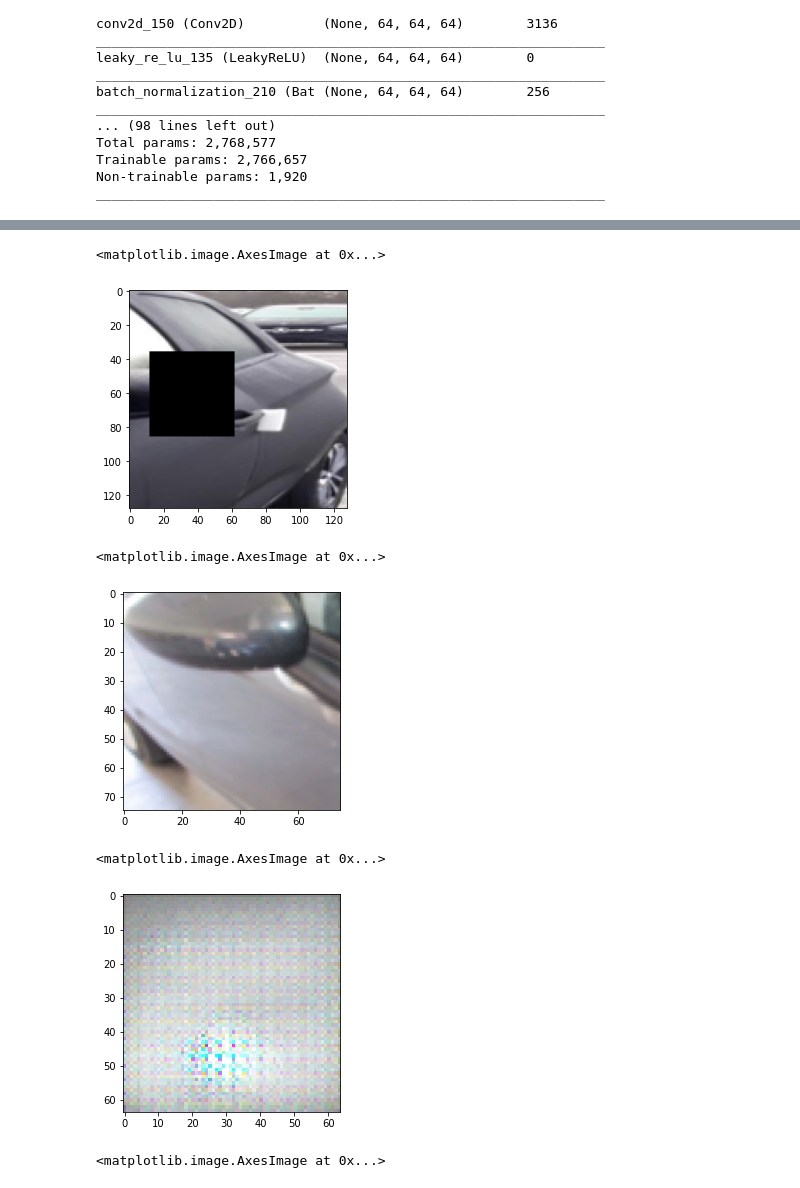
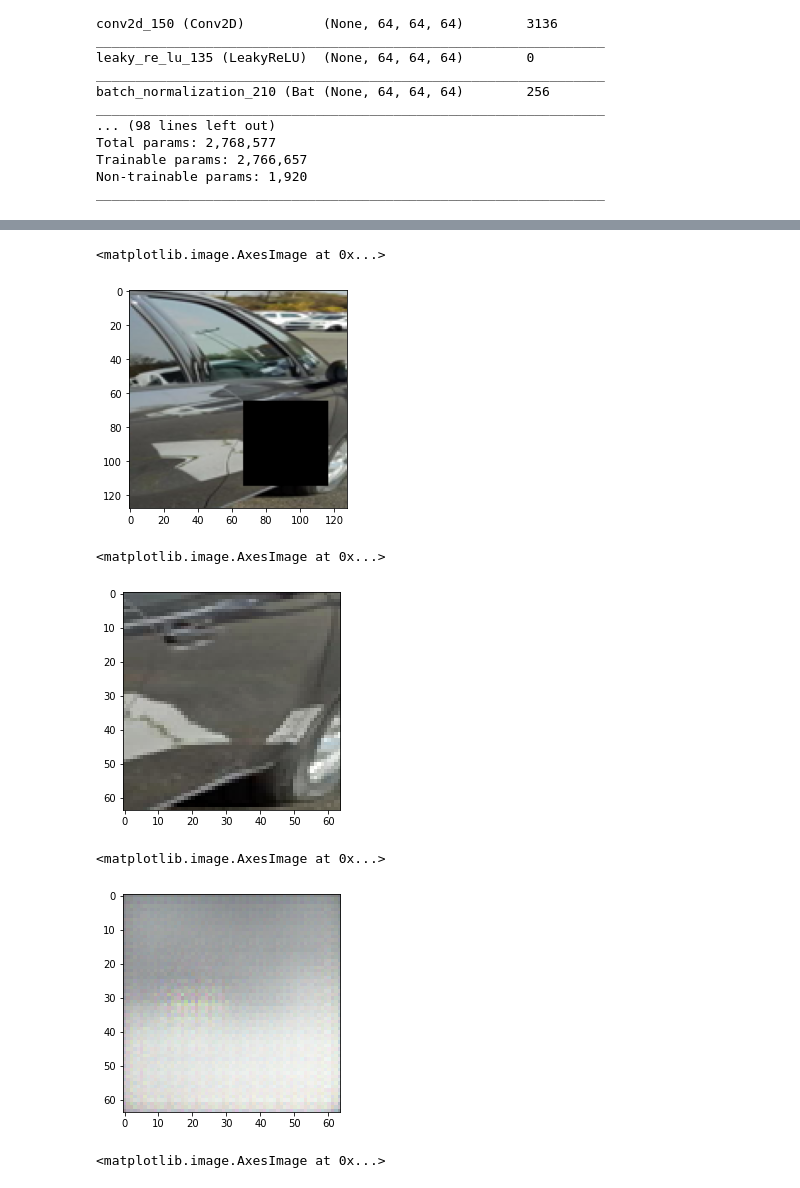
Before and after one commit to JereMonk/ContextAE, a Jupyter notebook: ContextAE.ipynb, the cells around one changed output, grey strips where cells are left out. Saved outputs shown, nothing was run; the diff lists cells and outputs as text; code cells hidden in the pictures.

```diff
--- a/ContextAE.ipynb
+++ b/ContextAE.ipynb
@@ -259,22 +259,22 @@ damaged_generator = get_generator(TEST_DATASET,128,128,damaged=False,dim_missing
 # %%
 img,masked,missing = damaged_generator.__getitem__(5)
 # %%
-plt.imshow((masked[0]+1)/2)
+plt.imshow((masked[2]+1)/2)
 # %% [output]
 <matplotlib.image.AxesImage at 0x...>
-[figure, old version]
+[figure, new version]
 # %%
-plt.imshow((missing[4]+1)/2)
+plt.imshow((missing[2]+1)/2)
 # %% [output]
 <matplotlib.image.AxesImage at 0x...>
-[figure, old version]
+[figure, new version]
 # %%
 res = ce.autoencoder.predict(masked)
 # %%
-plt.imshow((res[4]+1)/2)
+plt.imshow((res[1]+1)/2)
 # %% [output]
 <matplotlib.image.AxesImage at 0x...>
-[figure, old version]
+[figure, new version]
 # %%
 plt.imshow((res[0]+1)/2)
 # %% [output]
```
Also changed, not shown: parts of 1 cell of this notebook, 2 other files.
